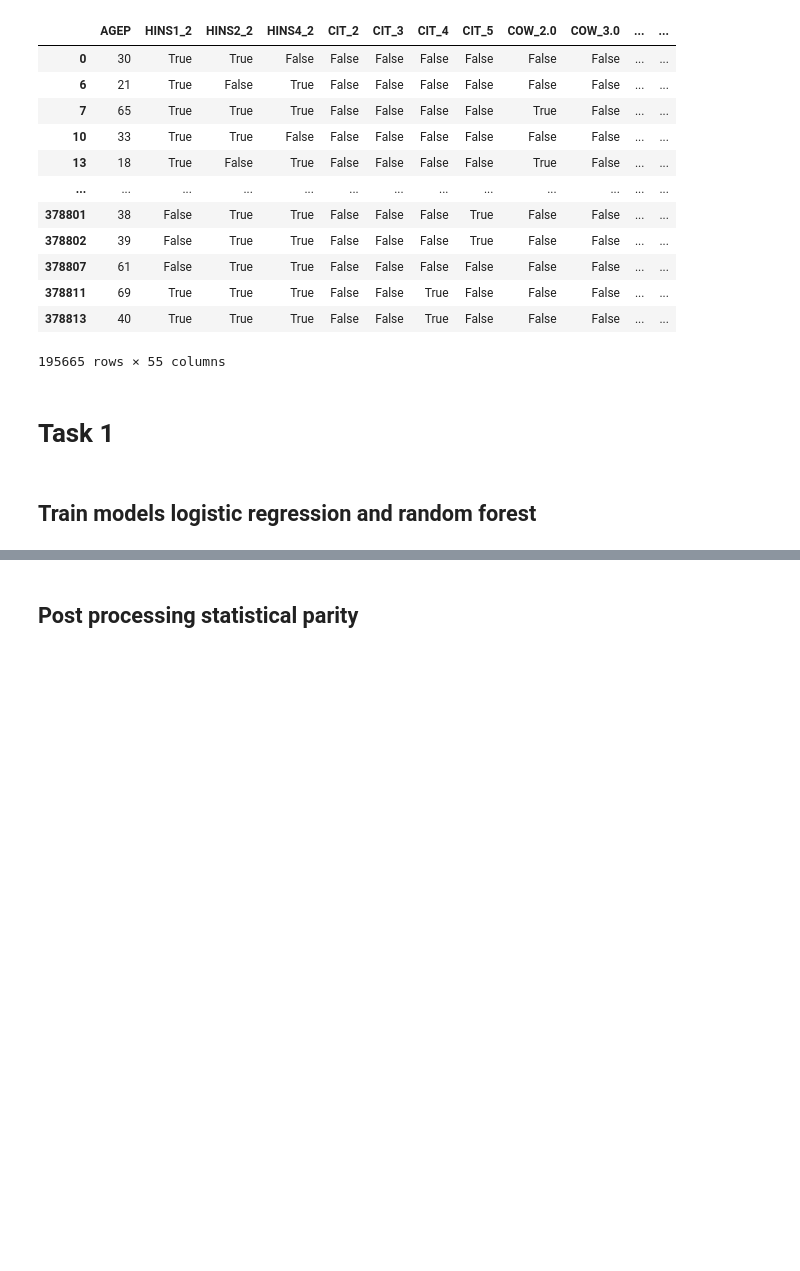
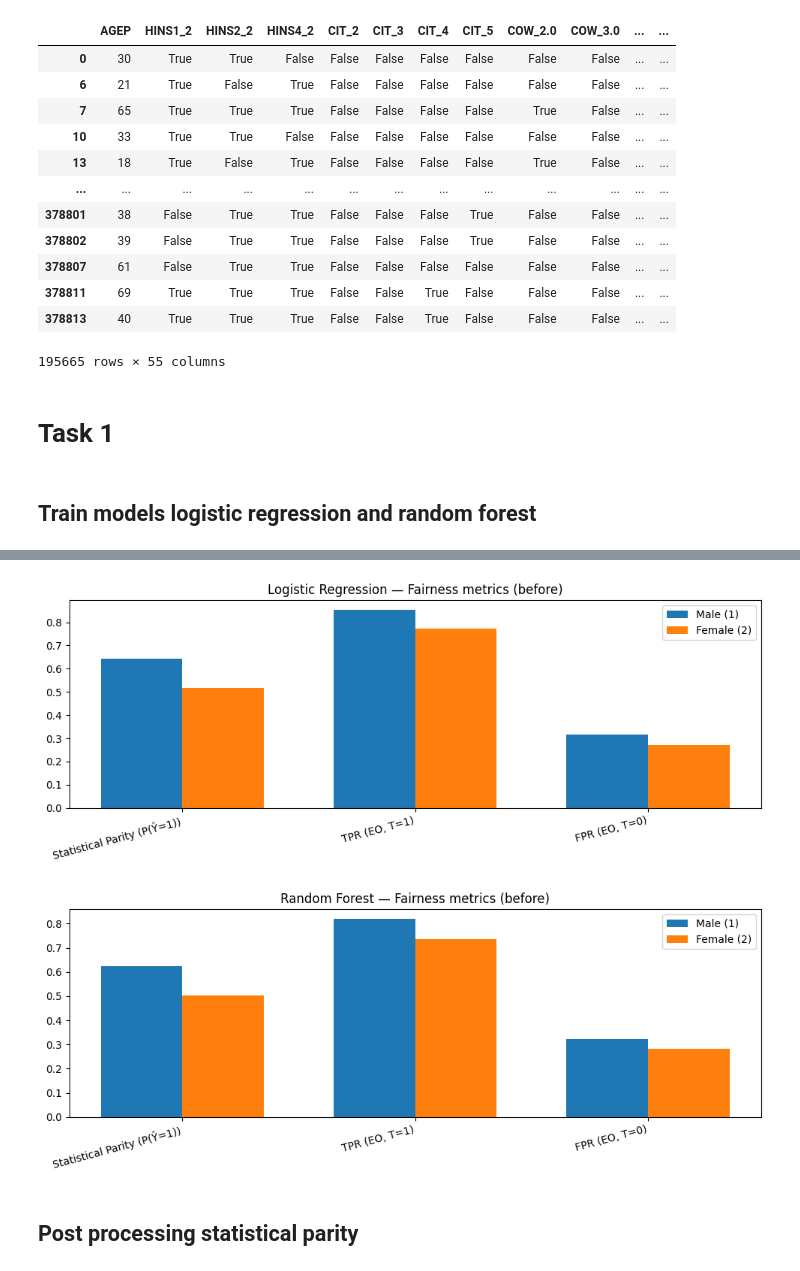
Before and after one commit to Algorithmic-Fairness-and-Ethics/Assignment-1, a Jupyter notebook: afae26-assignment-01-template.ipynb, the cells around one changed output, grey strips where cells are left out. Cells and saved outputs as stored; diff of their text form; code cells hidden in the pictures; blank space fills up the shorter version.

Commit message:
Finalize Assignment 1: fairness metrics and SHAP analysis

```diff
--- a/afae26-assignment-01-template.ipynb
+++ b/afae26-assignment-01-template.ipynb
@@ -197,24 +173,0 @@ print(lr_metrics)
-# %%
-labels = ['Stat. Parity', 'TPR (T=1)', 'FPR (T=0)']
-x = np.arange(len(labels))
-width = 0.35
-
-fig, (ax1, ax2) = plt.subplots(1, 2, figsize=(14, 5))
-
-# Plot Logistic Regression
-ax1.bar(x - width/2, lr_metrics[1.0], width, label='Male (1)', color='skyblue')
-ax1.bar(x + width/2, lr_metrics[2.0], width, label='Female (2)', color='salmon')
-ax1.set_title('Logistic Regression Fairness Metrics')
-ax1.set_xticks(x)
-ax1.set_xticklabels(labels)
-ax1.legend()
-
-# Plot Random Forest
-ax2.bar(x - width/2, rf_metrics[1.0], width, label='Male (1)', color='skyblue')
-ax2.bar(x + width/2, rf_metrics[2.0], width, label='Female (2)', color='salmon')
-ax2.set_title('Random Forest Fairness Metrics')
-ax2.set_xticks(x)
-ax2.set_xticklabels(labels)
-ax2.legend()
-
-plt.show()
@@ -223,2 +246,26 @@ plt.show()
+# %%
+def plot_fairness(metrics, title):
+    labels = ["Statistical Parity (P(Ŷ=1))", "TPR (EO, T=1)", "FPR (EO, T=0)"]
+    male = [metrics[1]["SP"], metrics[1]["TPR"], metrics[1]["FPR"]]
+    female = [metrics[2]["SP"], metrics[2]["TPR"], metrics[2]["FPR"]]
+
+    x = np.arange(len(labels))
+    width = 0.35
+
+    plt.figure(figsize=(10, 4))
+    plt.bar(x - width/2, male, width, label="Male (1)")
+    plt.bar(x + width/2, female, width, label="Female (2)")
+    plt.xticks(x, labels, rotation=15, ha="right")
+    plt.title(title)
+    plt.legend()
+    plt.tight_layout()
+    plt.show()
+
+
+plot_fairness(lr_metrics, "Logistic Regression — Fairness metrics (before)")
+plot_fairness(rf_metrics, "Random Forest — Fairness metrics (before)")
+# %% [output]
+[figure, added]
+[figure, added]
 # %% [markdown]
 ## Post processing statistical parity
```
Also changed, not shown: parts of 19 cells of this notebook.
